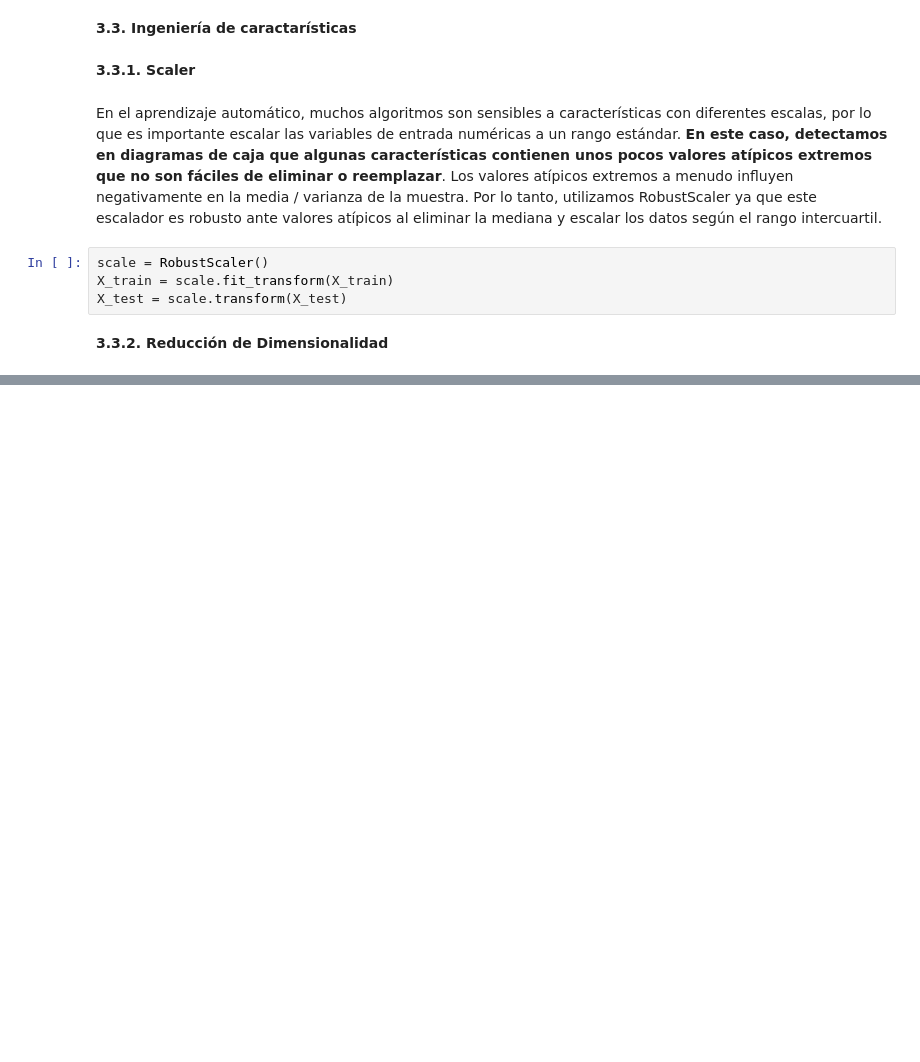
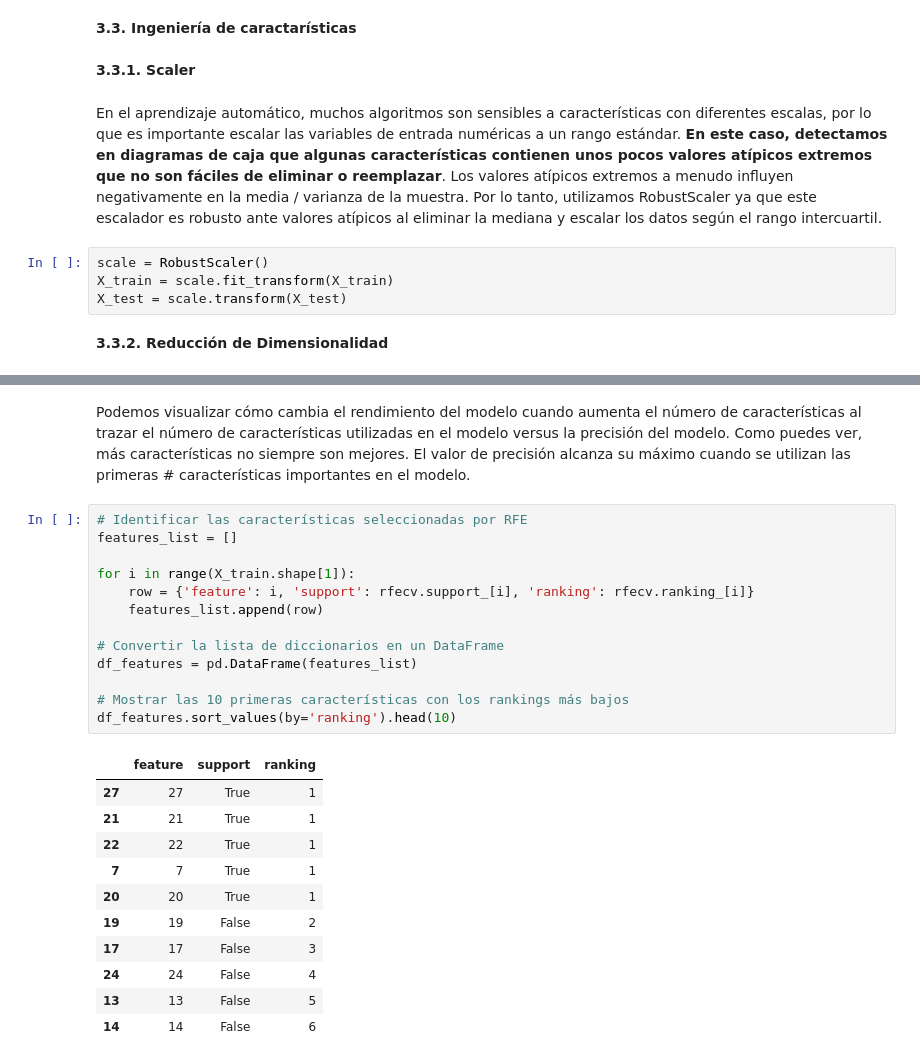
Before and after one commit to Jolmed26/Programacion_2, a Jupyter notebook: Challenges/Challenge_2/ML_Challenge_Cancer_Detection.ipynb, the cells around one changed output, grey strips where cells are left out. Drawn from its saved outputs; the diff is of its cells as text; blank space fills up the shorter version.

```diff
--- a/Challenges/Challenge_2/ML_Challenge_Cancer_Detection.ipynb
+++ b/Challenges/Challenge_2/ML_Challenge_Cancer_Detection.ipynb
@@ -172,0 +212,27 @@ X_test = scale.transform(X_test)
+# %% [markdown]
+Podemos visualizar cómo cambia el rendimiento del modelo cuando aumenta el número de características al trazar el número de características utilizadas en el modelo versus la precisión del modelo. Como puedes ver, más características no siempre son mejores. El valor de precisión alcanza su máximo cuando se utilizan las primeras # características importantes en el modelo.
+# %%
+# Identificar las características seleccionadas por RFE
+features_list = []
+
+for i in range(X_train.shape[1]):
+    row = {'feature': i, 'support': rfecv.support_[i], 'ranking': rfecv.ranking_[i]}
+    features_list.append(row)
+
+# Convertir la lista de diccionarios en un DataFrame
+df_features = pd.DataFrame(features_list)
+
+# Mostrar las 10 primeras características con los rankings más bajos
+df_features.sort_values(by='ranking').head(10)
+# %% [output]
+|  | feature | support | ranking |
+| 27 | 27 | True | 1 |
+| 21 | 21 | True | 1 |
+| 22 | 22 | True | 1 |
+| 7 | 7 | True | 1 |
+| 20 | 20 | True | 1 |
+| 19 | 19 | False | 2 |
+| 17 | 17 | False | 3 |
+| 24 | 24 | False | 4 |
+| 13 | 13 | False | 5 |
+| 14 | 14 | False | 6 |
```
Also changed, not shown: parts of 28 cells of this notebook.
